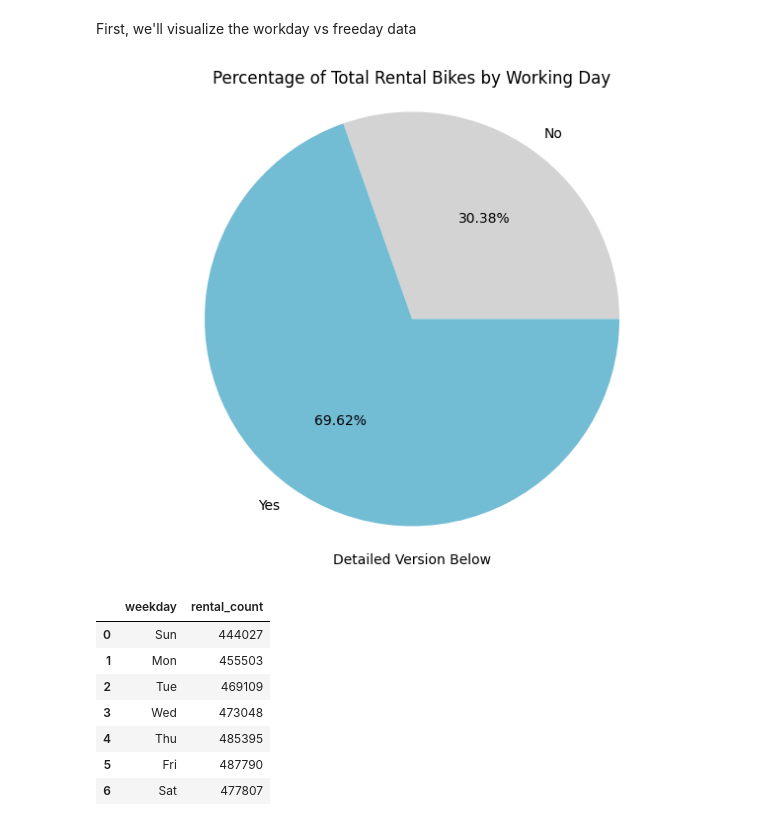
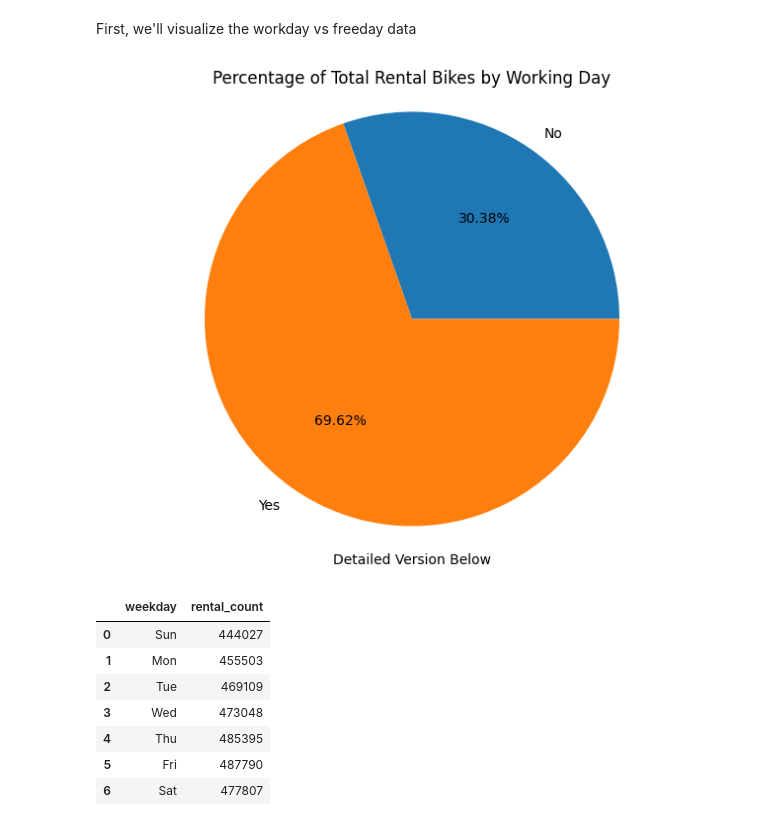
Before and after one commit to sijesimochi/Proyek-Analisis-Data-Dicoding, a Jupyter notebook: CompleteDataAnalysis.ipynb, the cells around one changed output. Drawn from its saved outputs; the diff is of its cells as text; code cells hidden in the pictures.

```diff
--- a/CompleteDataAnalysis.ipynb
+++ b/CompleteDataAnalysis.ipynb
@@ -219,3 +225,33 @@ day_df.head()
+# %%
+# Outlier dropping using IQR (Interquartile Range) for Temperature_in_celcius and Felt_temperature_in_celcius
+
+# Temperature_in_celcius:
+temp_quartile_1 = (day_df['temperature_in_celcius']).quantile(0.25)
+temp_quartile_3 = (day_df['temperature_in_celcius']).quantile(0.75)
+temp_interquartile_range = temp_quartile_3 - temp_quartile_1
+
+temp_maximum = temp_quartile_3 + (1.5*temp_interquartile_range)
+temp_upper_outlier = day_df['temperature_in_celcius'] > temp_maximum
+
+temp_minimum = temp_quartile_1 - (1.5*temp_interquartile_range)
+temp_lower_outlier = day_df['temperature_in_celcius'] < temp_minimum
+
+day_df.drop(day_df[temp_upper_outlier].index, inplace=True)
+day_df.drop(day_df[temp_lower_outlier].index, inplace=True)
+# %%
+# felt_temperature_in_celcius:
+felt_quartile_1 = (day_df['felt_temperature_in_celcius']).quantile(0.25)
+felt_quartile_3 = (day_df['felt_temperature_in_celcius']).quantile(0.75)
+felt_interquartile_range = felt_quartile_3 - felt_quartile_1
+
+felt_maximum = felt_quartile_3 + (1.5*felt_interquartile_range)
+felt_upper_outlier = day_df['felt_temperature_in_celcius'] > felt_maximum
+
+felt_minimum = felt_quartile_1 - (1.5*felt_interquartile_range)
+felt_lower_outlier = day_df['felt_temperature_in_celcius'] < felt_minimum
+
+day_df.drop(day_df[felt_upper_outlier].index, inplace=True)
+day_df.drop(day_df[felt_lower_outlier].index, inplace=True)
 # %% [markdown]
 That's it. Also we won't be dropping the index as it will be used later.
 # %% [markdown]
@@ -415,14 +451,14 @@ workday_freeday_pie = (
 # %%
 sizes = workday_freeday_pie["rental_count"]
 labels = workday_freeday_pie["workingday"]
 plt.figure(figsize=(8, 6))
-plt.pie(sizes, labels=labels, colors=colors, autopct="%1.2f%%")
+plt.pie(sizes, labels=labels, autopct="%1.2f%%")
 plt.title("Percentage of Total Rental Bikes by Working Day")
 plt.axis("equal")
 plt.xlabel("Detailed Version Below")
 plt.show()
 # %% [output]
-[figure, old version]
+[figure, new version]
 # %%
 weekday_pie = day_df.groupby(by="weekday")["rental_count"].sum().reset_index()
 weekday_pie
```
Also changed, not shown: parts of 4 cells of this notebook, 3 other files.
